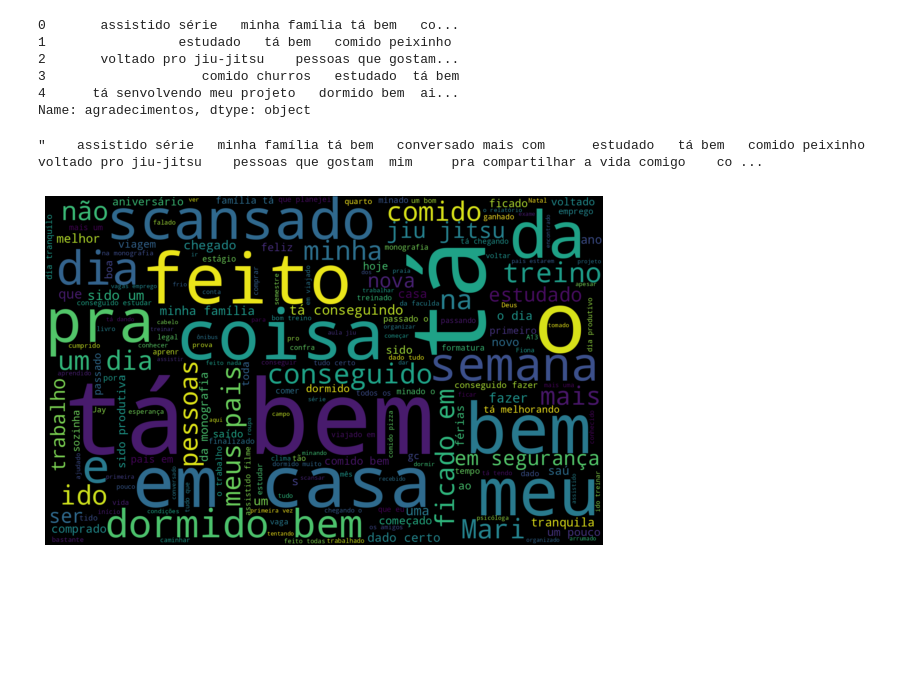
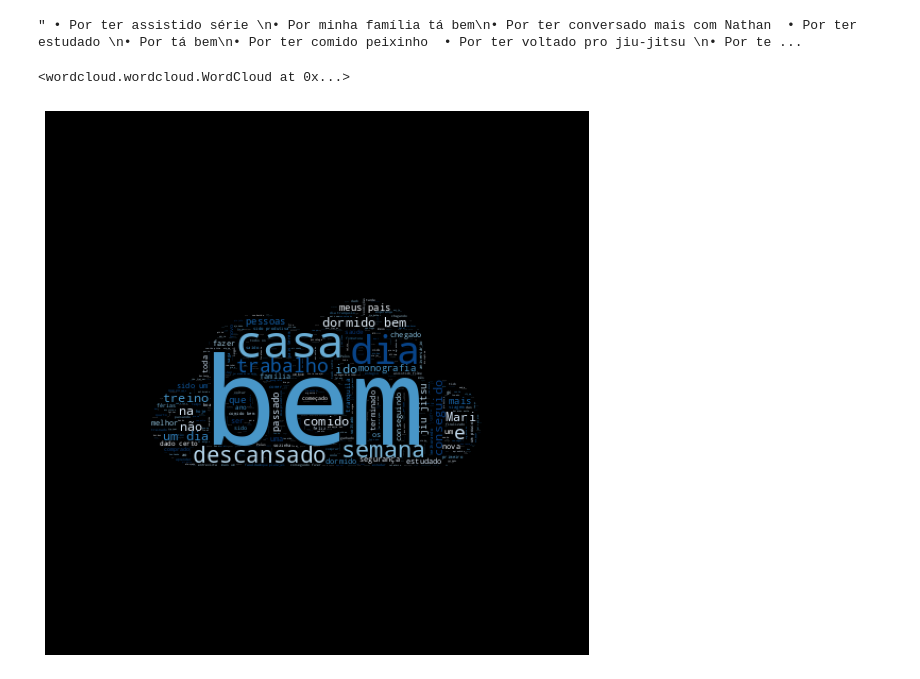
Before and after one commit to raiannysoares/nuvem_de_agradecimentos, a Jupyter notebook: analise_agradecimento.ipynb, the cells around one changed output. Cells and saved outputs as stored; diff of their text form; code cells hidden in the pictures; blank space fills up the shorter version.

```diff
--- a/analise_agradecimento.ipynb
+++ b/analise_agradecimento.ipynb
@@ -53,41 +22,43 @@ def corrigir_nomes(nome):
-# %%
-limpeza2 = dados['agradecimentos'].apply(corrigir_nomes)
-limpeza2.head()
-# %% [output]
-0       assistido série   minha família tá bem   co...
-1                 estudado   tá bem   comido peixinho
-2       voltado pro jiu-jitsu    pessoas que gostam...
-3                    comido churros   estudado  tá bem
-4      tá senvolvendo meu projeto   dormido bem  ai...
-Name: agradecimentos, dtype: object
 # %%
 # Juntar todas as palavras
 
 # Variavel que irá juntar todas as palavras
-Concatenar_todas_palavras = ''
+agradecimentos = ''
 
 # Loop na coluna Palavras
-for Palavra in limpeza2:
+for Palavra in dados['agradecimentos']:
   # Concatenando todas as palavras com um "espaço"
-  Concatenar_todas_palavras = Concatenar_todas_palavras + ' ' + Palavra
+  agradecimentos = agradecimentos + ' ' + Palavra
 
 # Verificando nossa variavel
-Concatenar_todas_palavras
+agradecimentos
 # %% [output]
-"    assistido série   minha família tá bem   conversado mais com      estudado   tá bem   comido peixinho     voltado pro jiu-jitsu    pessoas que gostam  mim     pra compartilhar a vida comigo    co ...
+" • Por ter assistido série \n• Por minha família tá bem\n• Por ter conversado mais com Nathan  • Por ter estudado \n• Por tá bem\n• Por ter comido peixinho  • Por ter voltado pro jiu-jitsu \n• Por te ...
-# %%
-# Fazendo o Plot
-
-# Gerar Nuvem de Palavras
-Nuvem_Duvida = WordCloud(
-    background_color='black',
-    width=1600,
-    height=1000
-).generate( Concatenar_todas_palavras )
-
-# Criar o gráfico
-fig, ax = plt.subplots( figsize=(10, 7) )
-ax.imshow( Nuvem_Duvida, interpolation='bilinear' )
-ax.set_axis_off()
-# %% [output]
-[figure, removed]
+# %%
+# lista de stopword
+stopwords = set(STOPWORDS)
+stopwords.update(["•","Por","\n","ter","pelo","pela","Pela","Pelo","de","Nathan","tá","coisas",
+                  "em","coisa","feito","da","o","ficado","meu","minha","emprego","pra"])
+# %%
+# endereço da imagem
+img_mask = np.array(Image.open("/content/nuvem.png"))
+
+# configurar wordcloud
+wordcloud = WordCloud(stopwords=stopwords,
+                      background_color="black",
+                      width=1000, height=1000, max_words=2000,colormap="Blues",
+                      mask=img_mask, max_font_size=200,
+                      min_font_size=1).generate(agradecimentos)
+
+# mostrar a imagem
+fig, ax = plt.subplots(figsize=(10,10))
+ax.imshow(wordcloud, interpolation='bilinear')
+ax.set_axis_off()
+
+plt.imshow(wordcloud)
+
+# salvar no diretorio
+wordcloud.to_file("wordcloud_mickey.png")
+# %% [output]
+<wordcloud.wordcloud.WordCloud at 0x...>
+[figure, added]
```
Also changed, not shown: parts of 5 cells of this notebook.
